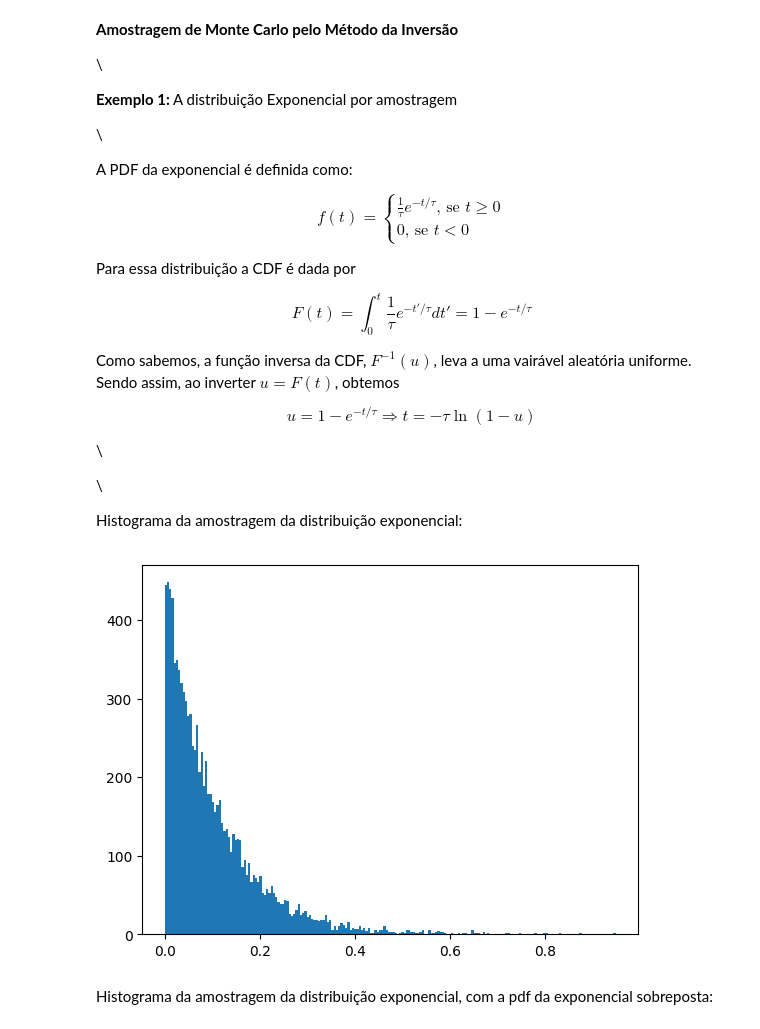
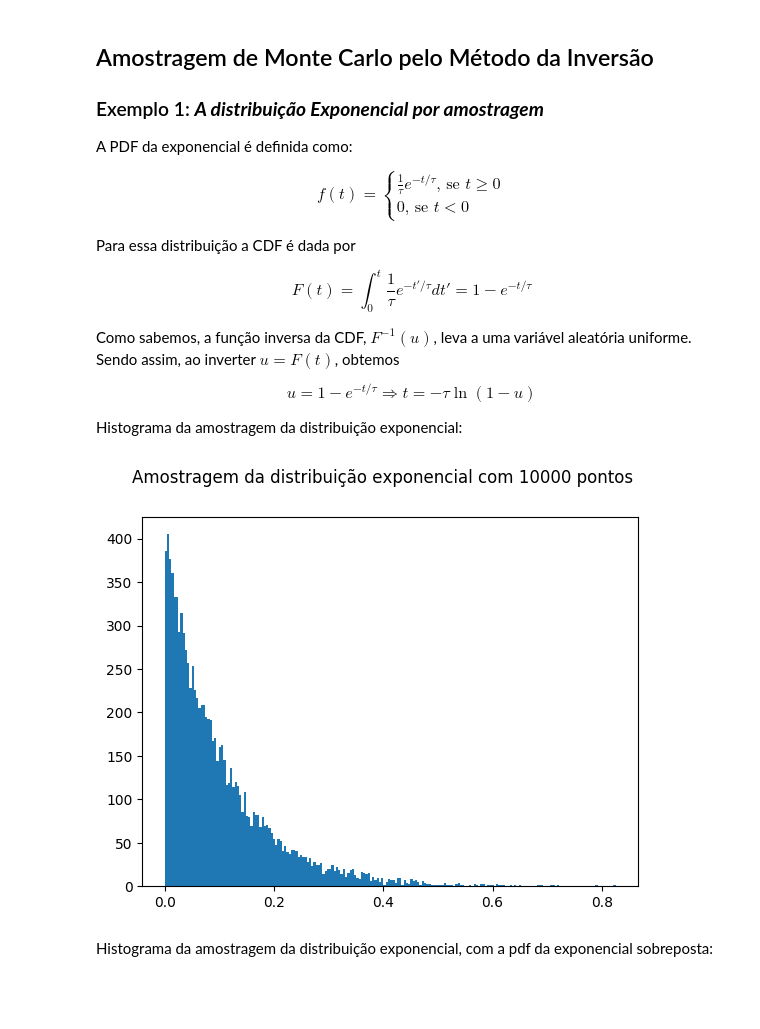
Before and after one commit to clemencia/ML4PPGF_UERJ, a Jupyter notebook: Amostragem_e_integracao_MC.ipynb, the cells around one changed output. Cells and saved outputs as stored; diff of their text form; code cells hidden in the pictures; blank space fills up the shorter version.

```diff
--- a/Amostragem_e_integracao_MC.ipynb
+++ b/Amostragem_e_integracao_MC.ipynb
@@ -1,15 +1,15 @@
 # %% [markdown]
 <a href="https://colab.research.google.com/github/clemencia/ML4PPGF_UERJ/blob/master/Amostragem_e_integracao_MC.ipynb" target="_parent"><img src="https://colab.research.google.com/assets/colab-badge.svg" alt="Open In Colab"/></a>
 # %% [markdown]
-**Amostragem de Monte Carlo pelo Método da Inversão**
+## Amostragem de Monte Carlo pelo Método da Inversão
 
 
-\\
-
-**Exemplo 1:** A distribuição Exponencial por amostragem
 
 
-\\
+### Exemplo 1: ***A distribuição Exponencial por amostragem***
+
+
+
 
 
 A PDF da exponencial é definida como:
@@ -29,39 +29,41 @@ Para essa distribuição a CDF é dada por
 F(t) = \int_{0}^t \frac{1}{\tau}e^{-t'/\tau} dt' = 1 - e^{-t/\tau}
 \end{equation*}
 
-Como sabemos, a função inversa da CDF, $F^{-1}(u)$,  leva a uma vairável aleatória uniforme. Sendo assim, ao inverter $u=F(t)$, obtemos
+Como sabemos, a função inversa da CDF, $F^{-1}(u)$,  leva a uma variável aleatória uniforme. Sendo assim, ao inverter $u=F(t)$, obtemos
 
 \begin{equation*}
 u = 1 - e^{-t/\tau}  \Rightarrow  \boxed{ t = -\tau \ln{(1-u)} }
 \end{equation*}
 
-\\
 
-\\
+
+
 
 Histograma da amostragem da distribuição exponencial:
 # %%
+#@title
 # Amostragem de MC de uma distribuição Exponencial pelo Método da Inversão
 from numpy.random import random
 from numpy import log
 import matplotlib.pyplot as plt
 plt.style.use('default') # para plots bonitinhos
 # número de pontos
 np=10000
 # número de bins do histograma
 nbins=200
 # Vida média
 tau=0.1
 # Função CDF Inversa
 def invCDF(u):
    return -tau*log(1-u)
 # Amostragem da CDF inversa, usando uma distribuição uniforme
 sample = [invCDF(random()) for _ in range(np)]
 # plotar a distribuição da CDF inversa com uma dist uniforme
 plt.hist(sample,bins=nbins)
+plt.suptitle("Amostragem da distribuição exponencial com "+str(np)+" pontos")
 plt.show()
 # %% [output]
-[figure, old version]
+[figure, new version]
 # %% [markdown]
 Histograma da amostragem da distribuição exponencial, com a pdf da exponencial sobreposta:
 # %%
```
Also changed, not shown: parts of 9 cells of this notebook.
